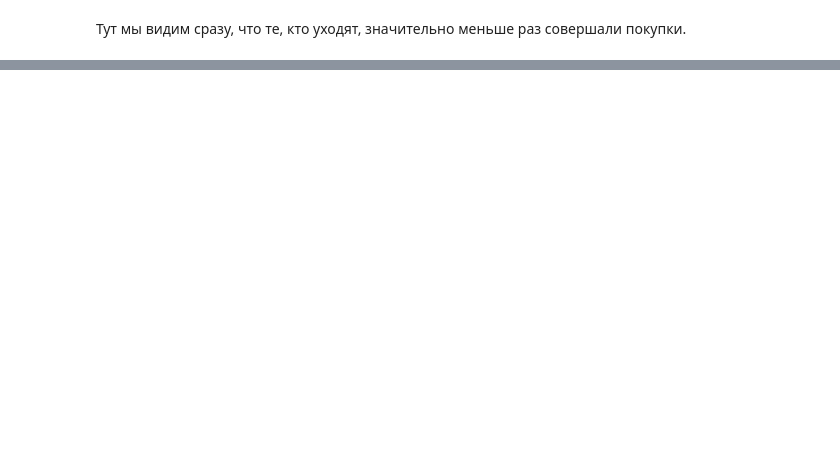
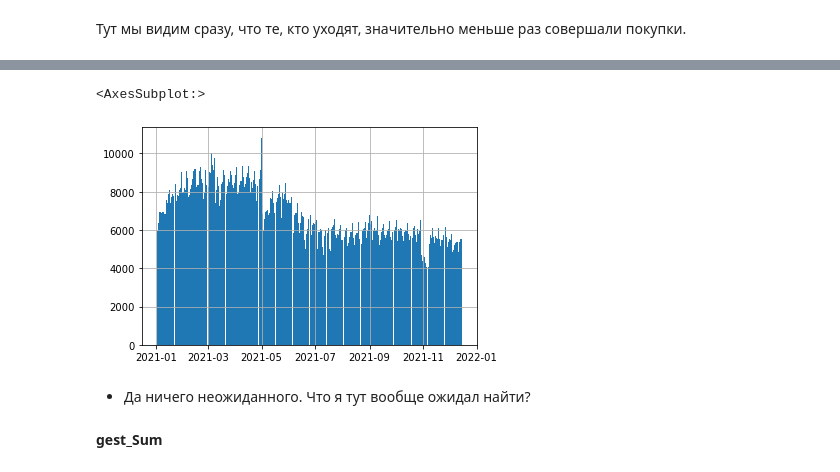
Before and after one commit to snakerzr/cupcake_churn_prediction, a Jupyter notebook: notebook.ipynb, the cells around one changed output, grey strips where cells are left out. Cells and saved outputs as stored; diff of their text form; code cells hidden in the pictures; blank space fills up the shorter version.

```diff
--- a/notebook.ipynb
+++ b/notebook.ipynb
@@ -370,0 +546,9 @@ df.head(10)['timestamp'].diff()
+# %%
+df['date'].hist(bins=365)
+# %% [output]
+<AxesSubplot:>
+[figure, added]
+# %% [markdown]
+* Да ничего неожиданного. Что я тут вообще ожидал найти?
+# %% [markdown]
+**gest_Sum**
```
Also changed, not shown: parts of 68 cells of this notebook.
